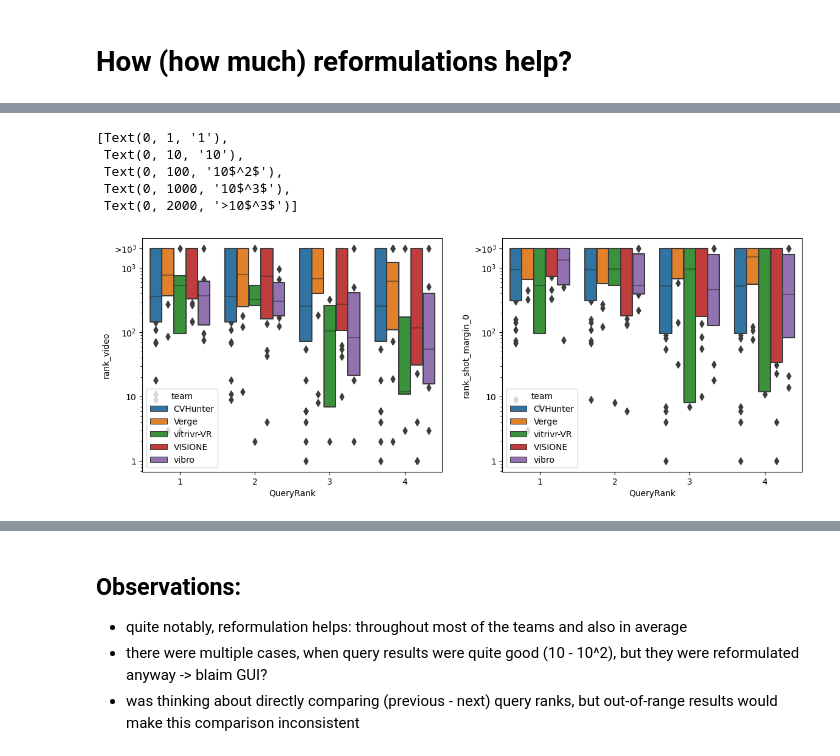
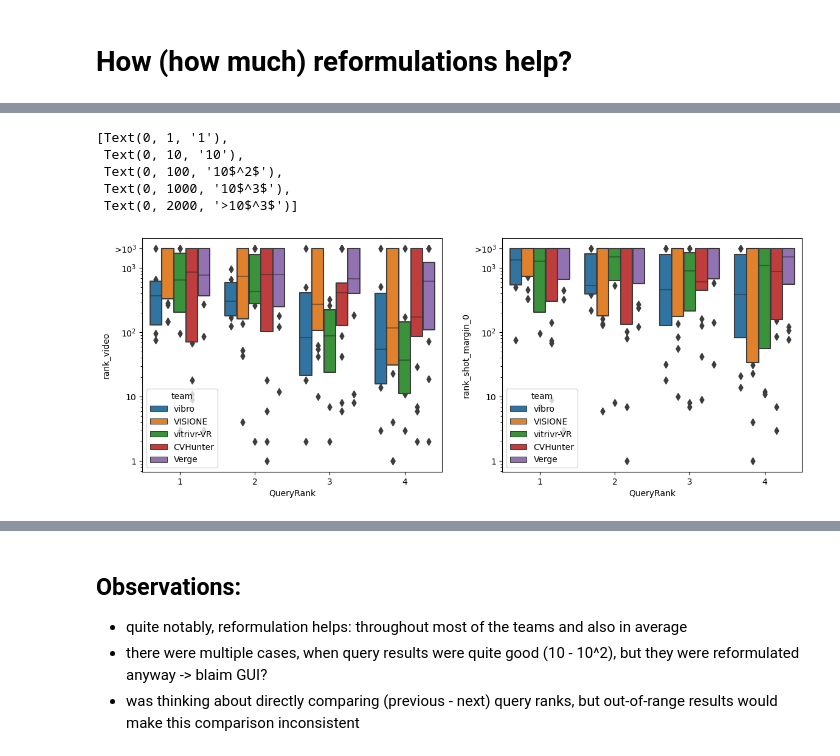
Before and after one commit to sauterl/VBS23-Post-Hoc-Analysis, a Jupyter notebook: src/python/notebooks/text_query_processing_2023.ipynb, the cells around one changed output, grey strips where cells are left out. Drawn from its saved outputs; the diff is of its cells as text; code cells hidden in the pictures.

```diff
--- a/src/python/notebooks/text_query_processing_2023.ipynb
+++ b/src/python/notebooks/text_query_processing_2023.ipynb
@@ -52,8 +40,0 @@ teams
-# %%
-dfs = []
-for team in teams:
-    team_df = logs[team].get_events_dataframe().reset_index()
-    dfs.append(team_df)
-
-dataset = pd.concat(dfs, axis=0).reset_index()
-dataset.head()
@@ -236,19 +40,0 @@ dataset.loc[((dataset.team == "CVHunter") & (dataset.category=="SUBMIT"))].head(
-# %%
-dataset = dataset.loc[dataset["category"]!="SUBMIT"]
-dataset.loc[((dataset["team"]=="VISIONE")&(dataset["category"]=="TEXT")),"value"] = dataset.loc[((dataset["team"]=="VISIONE")&(dataset["category"]=="TEXT")),"value"].str.split('>').str[0]
-dataset = dataset.loc[~((dataset["team"]=="CVHunter")&(dataset["category"]=="BROWSING"))]
-dataset.loc[((dataset["team"]=="CVHunter")&(dataset["category"]=="TEXT")),"value"] = dataset.loc[((dataset["team"]=="CVHunter")&(dataset["category"]=="TEXT")),"value"].str.replace("Temporal CLIP: ","")
-dataset.loc[((dataset["team"]=="CVHunter")&(dataset["category"]=="TEXT")),"value"] = dataset.loc[((dataset["team"]=="CVHunter")&(dataset["category"]=="TEXT")),"value"].str.replace("CLIP: ","")
-dataset.loc[((dataset["team"]=="CVHunter")&(dataset["category"]=="TEXT")),"value"] = dataset.loc[((dataset["team"]=="CVHunter")&(dataset["category"]=="TEXT")),"value"].str.replace(">","")
-dataset.loc[((dataset["team"]=="CVHunter")&(dataset["category"]=="TEXT")),"value"] = dataset.loc[((dataset["team"]=="CVHunter")&(dataset["category"]=="TEXT")),"value"].str.replace(":","")
-dataset.loc[((dataset["team"]=="HTW")&(dataset["category"]=="TEMPORAL")),"value"] = dataset.loc[((dataset["team"]=="HTW")&(dataset["category"]=="TEMPORAL")),"value"].str.replace(">","")
-dataset.loc[((dataset["team"]=="HTW")&(dataset["category"]=="TEMPORAL")),"category"] = "TEXT"
-dataset.loc[dataset["team"]=="HTW", "team"] = "vibro"
-dataset = dataset.loc[dataset["team"]!="vitrivr"]
-dataset = dataset.loc[dataset["team"]!="VIREO"]
-dataset = dataset.loc[dataset.type!="concept"]
-dataset = dataset.loc[dataset.category!="FILTER"]
-dataset = dataset.loc[dataset.category!="SKETCH"]
-dataset = dataset.loc[dataset.category!="visualtextcoembedding"]
-dataset.loc[dataset.team == "vitrivr-VR", ["type", "category"]] = dataset.loc[dataset.team == "vitrivr-VR", ["category", "type"]].values
-len(dataset)
@@ -292,4 +40,0 @@ dataset_visione.loc[(dataset["timestamp"]==1673262398871)]
-# %%
-dataset_wo_visione = dataset.loc[(dataset["team"]!="VISIONE")]
-dataset = pd.concat([dataset_wo_visione, dataset_visione])
-dataset.shape
@@ -304,6 +47,13 @@ dataset.shape
 dataset["task_type"] = "visual"
 dataset.loc[dataset.task.str.contains("kis-t"),"task_type"] = "textual"
 
-dataset["QT"] = "None"
-dataset.loc[dataset["category"]=="TEXT","QT"] = "Text"
-dataset.loc[dataset["category"]=="IMAGE","QT"] = "Image"
+dataset["QT"] = "Other"
+dataset.loc[dataset.is_joint_embedding_text_query, "QT"] = "Text"
+
+dataset["QueryLen"] = -1
+dataset["QueryWords"] = -1
+
+dataset.loc[dataset["category"]=="TEXT","QueryLen"] = dataset.loc[dataset["category"]=="TEXT","value"].str.len()
+dataset.loc[dataset["category"]=="TEXT","QueryWords"] = dataset.loc[dataset["category"]=="TEXT","value"].str.split().str.len()
+
+dataset.head()
@@ -1122,24 +862,25 @@ sortedData.head()
 # %%
 dt = sortedData.loc[((sortedData.QueryRank <= 4)&(sortedData.MaxQueryRank >= 4))]
+dt = dt.sort_values(by='team', key=lambda x: x.map({v: i for i, v in enumerate(team_order)}))
 
 fig,ax = plt.subplots(1,2, figsize=(14,5))
 sns.boxenplot(data=dt,x="QueryRank",y="rank_video", hue="team", ax=ax[0])
 sns.boxenplot(data=dt,x="QueryRank",y="rank_shot_margin_0", hue="team", ax=ax[1])
 
 ax[0].set_yscale("log")
 ax[0].set_yticks([1,10,100,1000,2000])
 ax[0].set_yticklabels([1,10,'10$^2$','10$^3$','>10$^3$'])
 
 ax[1].set_yscale("log")
 ax[1].set_yticks([1,10,100,1000,2000])
 ax[1].set_yticklabels([1,10,'10$^2$','10$^3$','>10$^3$'])
 # %% [output]
 [Text(0, 1, '1'),
  Text(0, 10, '10'),
  Text(0, 100, '10$^2$'),
  Text(0, 1000, '10$^3$'),
  Text(0, 2000, '>10$^3$')]
-[figure, old version]
+[figure, new version]
 # %%
 fig,ax = plt.subplots(1,2, figsize=(14,5))
 sns.boxenplot(data=dt,x="QueryRank",y="rank_video", ax=ax[0])
```
Also changed, not shown: parts of 90 cells of this notebook, 2 other files.
